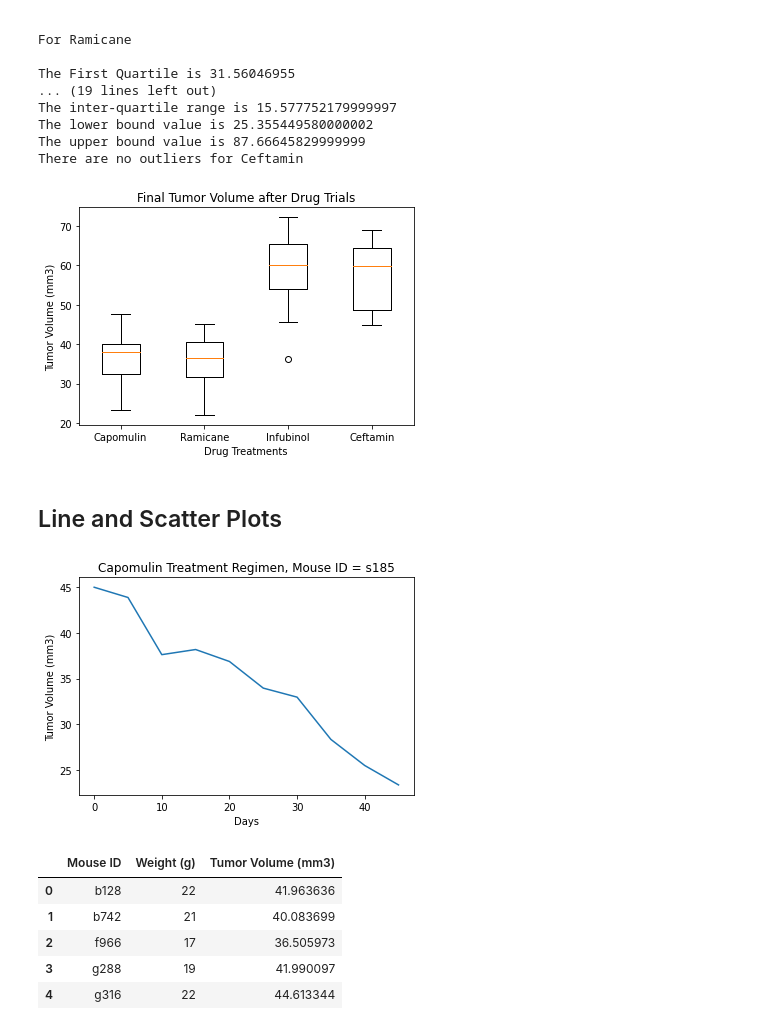
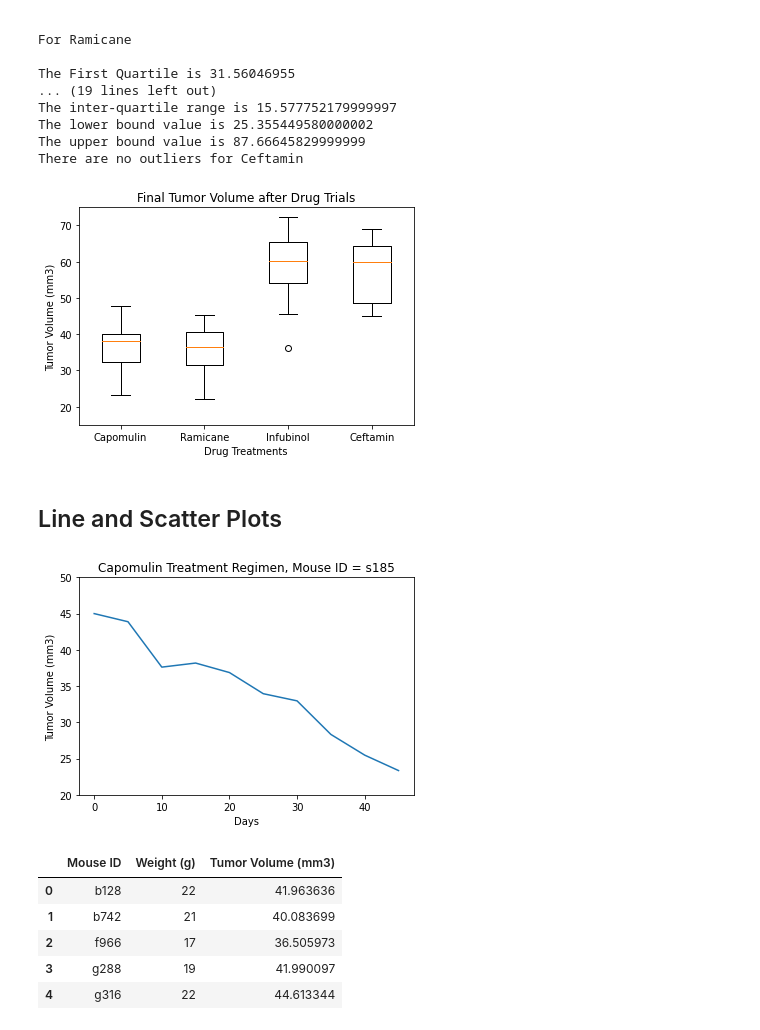
Before and after one commit to skumble27/matplotlib-challenge, a Jupyter notebook: Pymaceuticals/Pymaceuticals_data_analytics.ipynb, the cells around one changed output. Saved outputs shown, nothing was run; the diff lists cells and outputs as text; code cells hidden in the pictures.

```diff
--- a/Pymaceuticals/Pymaceuticals_data_analytics.ipynb
+++ b/Pymaceuticals/Pymaceuticals_data_analytics.ipynb
@@ -383,35 +384,37 @@ ax1.set_title('Final Tumor Volume after Drug Trials')
 ax1.set_ylabel('Tumor Volume (mm3)')
 ax1.set_xlabel('Drug Treatments')
 ax1.boxplot(final_tumor_volume, labels = drug_treatment)
+ax1.set_ylim(15,75)
 plt.savefig('Images/6Drug_efficacy_summary.png')
 plt.show()
 # %% [output]
-[figure, old version]
+[figure, new version]
 # %% [markdown]
 ## Line and Scatter Plots
 # %%
 # Generate a line plot of time point versus tumor volume for a mouse treated with Capomulin
 
 
 # We will need to refer to the old dataframe and filter out the neccessary information relevant to the question
 
 capomulin_df = (mouse_study_df[mouse_study_df['Drug Regimen'] == 'Capomulin']).drop(columns=['Sex','Weight (g)','Metastatic Sites','Age_months'])
 
 # The s185 Mouse was selected to generate a line plot
 s185_mouse = (capomulin_df[capomulin_df['Mouse ID']=='s185'])
 
 # Generating a line plot of timepoint vs tumor volume
 s185_timepoint = s185_mouse['Timepoint']
 s185_tumor_volume = s185_mouse['Tumor Volume (mm3)']
 
 plt.title('Capomulin Treatment Regimen, Mouse ID = s185')
 plt.xlabel('Days')
 plt.ylabel('Tumor Volume (mm3)')
+plt.ylim(20,50)
 plt.plot(s185_timepoint,s185_tumor_volume)
 plt.savefig('Images/7capomulin_treatment.png')
 plt.show()
 # %% [output]
-[figure, old version]
+[figure, new version]
 # %%
 # Generate a scatter plot of mouse weight versus average tumor volume for the Capomulin regimen
 
```
Also changed, not shown: parts of 2 cells of this notebook, 5 other files.
